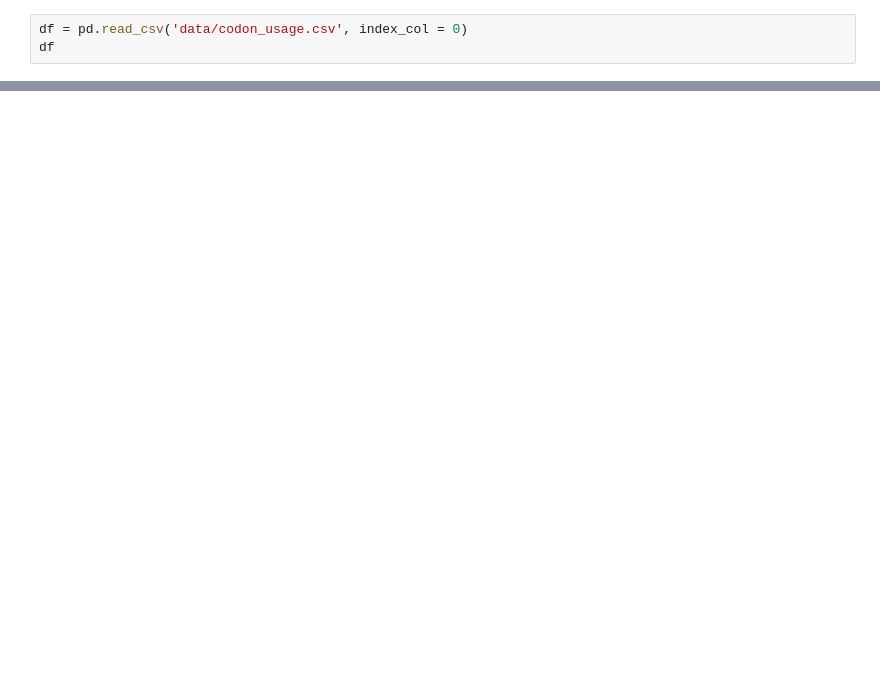
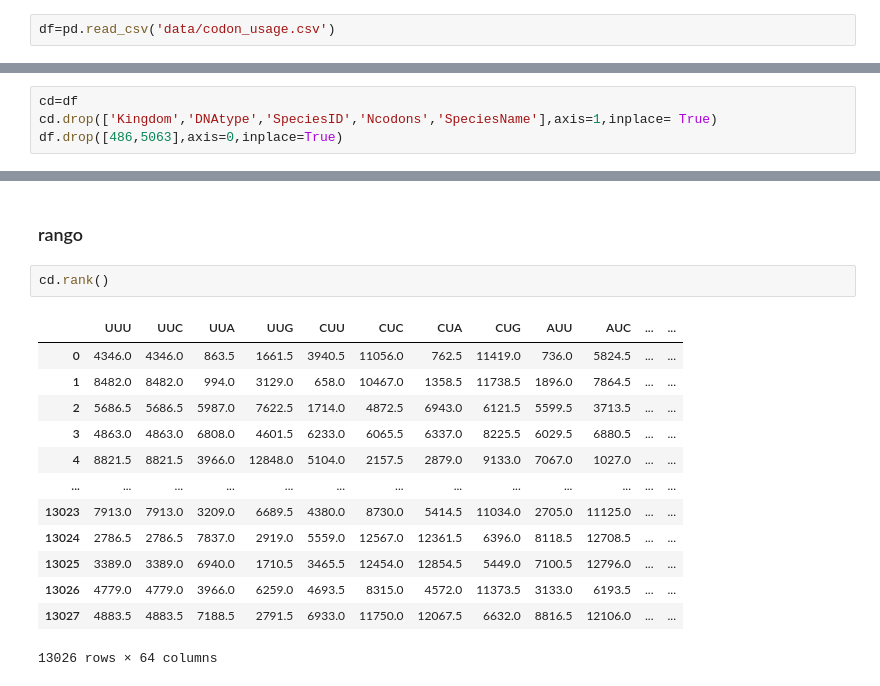
Before and after one commit to Br5n1ch4/gitrepos, a Jupyter notebook: CURSO_ACI777/Catedra 1/Catedra 1.ipynb, the cells around one changed output, grey strips where cells are left out. Drawn from its saved outputs; the diff is of its cells as text; blank space fills up the shorter version.

```diff
--- a/CURSO_ACI777/Catedra 1/Catedra 1.ipynb
+++ b/CURSO_ACI777/Catedra 1/Catedra 1.ipynb
@@ -4,4 +5,3 @@ import numpy as np
 import pprint
 # %%
-df = pd.read_csv('data/codon_usage.csv', index_col = 0)
-df
+df=pd.read_csv('data/codon_usage.csv')
@@ -24,0 +8,4 @@ lp=df.head(2)
+# %%
+cd=df
+cd.drop(['Kingdom','DNAtype','SpeciesID','Ncodons','SpeciesName'],axis=1,inplace= True)
+df.drop([486,5063],axis=0,inplace=True)
@@ -85,0 +104,18 @@ Length: 65, dtype: float64
+# %% [markdown]
+### rango
+# %%
+cd.rank()
+# %% [output]
+|  | UUU | UUC | UUA | UUG | CUU | CUC | CUA | CUG | AUU | AUC | ... | ... |
+| 0 | 4346.0 | 4346.0 | 863.5 | 1661.5 | 3940.5 | 11056.0 | 762.5 | 11419.0 | 736.0 | 5824.5 | ... | ... |
+| 1 | 8482.0 | 8482.0 | 994.0 | 3129.0 | 658.0 | 10467.0 | 1358.5 | 11738.5 | 1896.0 | 7864.5 | ... | ... |
+| 2 | 5686.5 | 5686.5 | 5987.0 | 7622.5 | 1714.0 | 4872.5 | 6943.0 | 6121.5 | 5599.5 | 3713.5 | ... | ... |
+| 3 | 4863.0 | 4863.0 | 6808.0 | 4601.5 | 6233.0 | 6065.5 | 6337.0 | 8225.5 | 6029.5 | 6880.5 | ... | ... |
+| 4 | 8821.5 | 8821.5 | 3966.0 | 12848.0 | 5104.0 | 2157.5 | 2879.0 | 9133.0 | 7067.0 | 1027.0 | ... | ... |
+| ... | ... | ... | ... | ... | ... | ... | ... | ... | ... | ... | ... | ... |
+| 13023 | 7913.0 | 7913.0 | 3209.0 | 6689.5 | 4380.0 | 8730.0 | 5414.5 | 11034.0 | 2705.0 | 11125.0 | ... | ... |
+| 13024 | 2786.5 | 2786.5 | 7837.0 | 2919.0 | 5559.0 | 12567.0 | 12361.5 | 6396.0 | 8118.5 | 12708.5 | ... | ... |
+| 13025 | 3389.0 | 3389.0 | 6940.0 | 1710.5 | 3465.5 | 12454.0 | 12854.5 | 5449.0 | 7100.5 | 12796.0 | ... | ... |
+| 13026 | 4779.0 | 4779.0 | 3966.0 | 6259.0 | 4693.5 | 8315.0 | 4572.0 | 11373.5 | 3133.0 | 6193.5 | ... | ... |
+| 13027 | 4883.5 | 4883.5 | 7188.5 | 2791.5 | 6933.0 | 11750.0 | 12067.5 | 6632.0 | 8816.5 | 12106.0 | ... | ... |
+13026 rows × 64 columns
```
Also changed, not shown: parts of 21 cells of this notebook.
